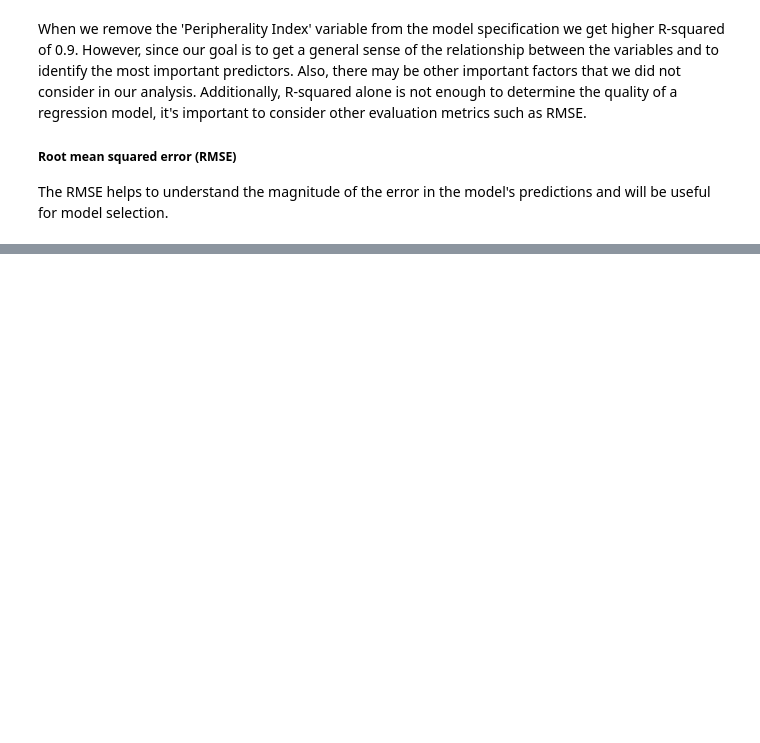
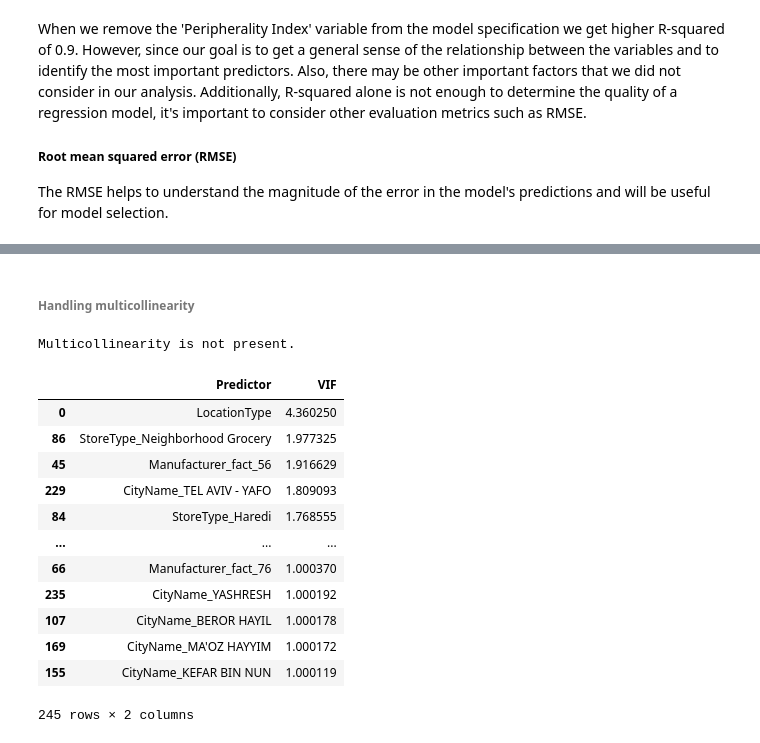
Before and after one commit to isrkan/Competitive_Price_Intelligence, a Jupyter notebook: Estimating_determinants_of_food_prices_using_regression_models.ipynb, the cells around one changed output, grey strips where cells are left out. Drawn from its saved outputs; the diff is of its cells as text; code cells hidden in the pictures; blank space fills up the shorter version.

```diff
--- a/Estimating_determinants_of_food_prices_using_regression_models.ipynb
+++ b/Estimating_determinants_of_food_prices_using_regression_models.ipynb
@@ -270,6 +273,6 @@ categorial_X = pd.get_dummies(categorial_X, drop_first=True)
 X_clean = pd.concat([categorial_X, clean_data[['SocioEconomicCity','PeripheralityIndex']]], axis=1)
 y_clean = clean_data["FinalPrice"]
 
-model_clean = OLS(y_clean, X_clean)
-results_clean = model_clean.fit()
+model_ols = OLS(y_clean, X_clean)
+results_ols = model_ols.fit()
 # %% [markdown]
@@ -312,7 +315,7 @@ Multicollinearity occurs when the independent variables are highly correlated wi
 ###### Variance inflation factor (VIF)
 To check the presence of multicollinearity we will use VIF. It is calculated as the ratio of variance in the predicted values of the dependent variable when a given independent variable is included in the model, divided by the variance in the predicted values when that variable is excluded from the model. If the VIF of an independent variable is high, it indicates that there is a high degree of multicollinearity between that variable and the other independent variables in the model. Typically, a VIF value greater than 10 is considered as an indication of high multicollinearity and suggests that the independent variable may need to be removed or transformed to reduce the correlation with the other variables.
 # %%
-exog = results_clean.model.exog
+exog = results_ols.model.exog
 vif = [variance_inflation_factor(exog, i) for i in range(exog.shape[1])]
 
 if any(v > 10 for v in vif):
@@ -472,0 +602,42 @@ The RMSE that we get here can indicate that the model is able to predict the pri
+# %% [markdown]
+###### Handling multicollinearity
+# %%
+def remove_vif_predictors(X, vif_threshold=10):
+    vif = [variance_inflation_factor(X.values, i) for i in range(X.shape[1])]
+    vif_df = pd.DataFrame({'Predictor': X.columns, 'VIF': vif})
+    while vif_df['VIF'].max() > vif_threshold:
+        predictor_to_remove = vif_df.loc[vif_df['VIF'].idxmax()]['Predictor']
+        X = X.drop(predictor_to_remove, axis=1)
+        vif = [variance_inflation_factor(X.values, i) for i in range(X.shape[1])]
+        vif_df = pd.DataFrame({'Predictor': X.columns, 'VIF': vif})
+    return X, vif_df
+
+X_clean, vif_df = remove_vif_predictors(X_clean)
+X_clean = pd.concat([X_clean, clean_data[['SocioEconomicCity','PeripheralityIndex']]], axis=1)
+
+model_ols = OLS(y_clean, X_clean)
+results_ols = model_ols.fit()
+residuals = results_ols.resid
+residual_var = np.var(residuals)
+weights = 1/residual_var
+
+model_wls = WLS(y_clean, X_clean, weights=weights)
+results_wls = model_wls.fit()
+
+print("Multicollinearity is not present.")
+vif_df.sort_values(by='VIF', ascending=False)
+# %% [output]
+Multicollinearity is not present.
+|  | Predictor | VIF |
+| 0 | LocationType | 4.360250 |
+| 86 | StoreType_Neighborhood Grocery | 1.977325 |
+| 45 | Manufacturer_fact_56 | 1.916629 |
+| 229 | CityName_TEL AVIV - YAFO | 1.809093 |
+| 84 | StoreType_Haredi | 1.768555 |
+| ... | ... | ... |
+| 66 | Manufacturer_fact_76 | 1.000370 |
+| 235 | CityName_YASHRESH | 1.000192 |
+| 107 | CityName_BEROR HAYIL | 1.000178 |
+| 169 | CityName_MA'OZ HAYYIM | 1.000172 |
+| 155 | CityName_KEFAR BIN NUN | 1.000119 |
+245 rows × 2 columns
```
Also changed, not shown: parts of 61 cells of this notebook.
